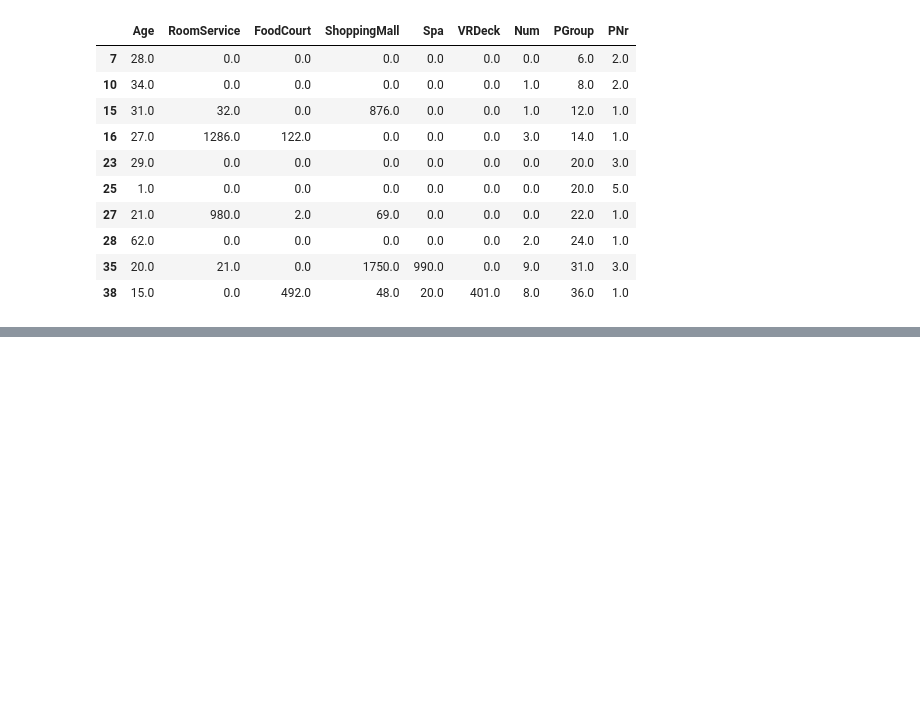
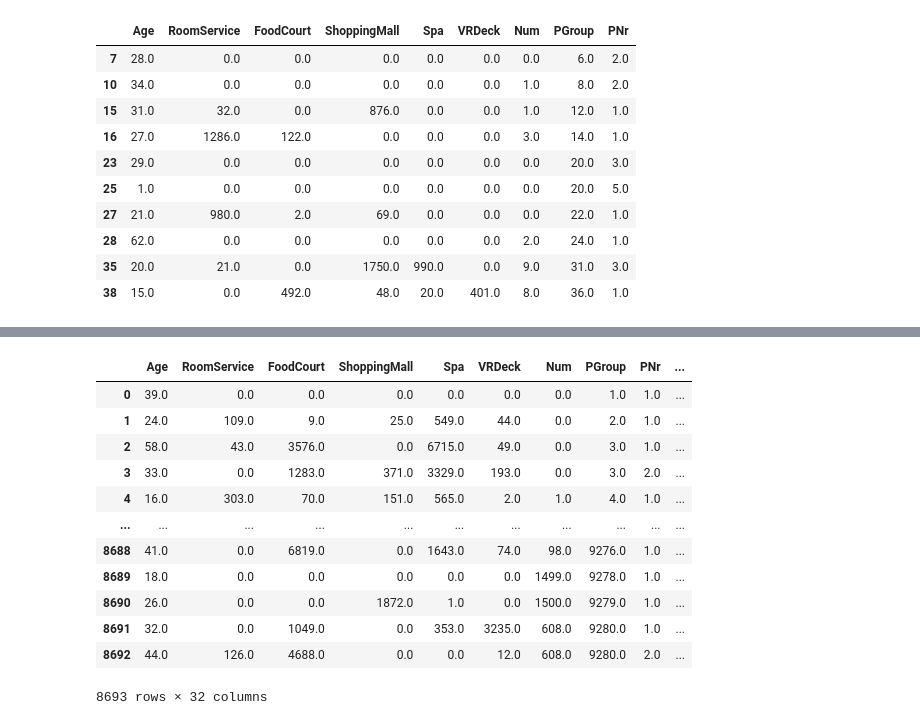
Before and after one commit to He1o/Cyrus_NoteBook, a Jupyter notebook: Kaggle/4.xgboost0.89.ipynb, the cells around one changed output, grey strips where cells are left out. Cells and saved outputs as stored; diff of their text form; code cells hidden in the pictures; blank space fills up the shorter version.

```diff
--- a/Kaggle/4.xgboost0.89.ipynb
+++ b/Kaggle/4.xgboost0.89.ipynb
@@ -428,0 +456,7 @@ df3[train_data.isnull().T.any()].head(10)
+# %%
+pd.set_option('max_columns',1000)
+pd.set_option('max_row',300)
+
+# df = train_data.copy()
+df = pd.get_dummies(df, columns=['HomePlanet', 'CryoSleep', 'Destination', 'VIP', 'Deck', 'Side'])
+df[['PassengerId', 'VIP_False', 'VIP_True', 'Deck_A', 'Deck_B', 'Deck_C', 'Deck_D','Deck_E','Deck_F','Deck_G','Deck_T','Side_P','Side_S']].head()
@@ -428,0 +510,35 @@ df3[train_data.isnull().T.any()].head(10)
+# %%
+from sklearn.impute import SimpleImputer
+start = time.time()
+df = train_data.copy()
+df_numeric = df.select_dtypes(include = np.number)
+df_categorical = df.select_dtypes(include = object)
+
+imputer = KNNImputer(n_neighbors = 1)
+imputer.fit(df_numeric)
+values = imputer.transform(df_numeric)
+df_numeric = pd.DataFrame(values, columns = df_numeric.columns)
+
+imputer = SimpleImputer(missing_values=np.nan, strategy='most_frequent')
+imputer.fit(df_categorical)
+values = imputer.transform(df_categorical)
+df_categorical = pd.DataFrame(values, columns = df_categorical.columns)
+
+df = pd.concat([df_numeric, df_categorical], axis = 1)# [train_data.isnull().T.any()]
+
+df = pd.get_dummies(df, columns=['HomePlanet', 'CryoSleep', 'Destination', 'VIP', 'Deck', 'Side'])
+df
+# %% [output]
+|  | Age | RoomService | FoodCourt | ShoppingMall | Spa | VRDeck | Num | PGroup | PNr | ... |
+| 0 | 39.0 | 0.0 | 0.0 | 0.0 | 0.0 | 0.0 | 0.0 | 1.0 | 1.0 | ... |
+| 1 | 24.0 | 109.0 | 9.0 | 25.0 | 549.0 | 44.0 | 0.0 | 2.0 | 1.0 | ... |
+| 2 | 58.0 | 43.0 | 3576.0 | 0.0 | 6715.0 | 49.0 | 0.0 | 3.0 | 1.0 | ... |
+| 3 | 33.0 | 0.0 | 1283.0 | 371.0 | 3329.0 | 193.0 | 0.0 | 3.0 | 2.0 | ... |
+| 4 | 16.0 | 303.0 | 70.0 | 151.0 | 565.0 | 2.0 | 1.0 | 4.0 | 1.0 | ... |
+| ... | ... | ... | ... | ... | ... | ... | ... | ... | ... | ... |
+| 8688 | 41.0 | 0.0 | 6819.0 | 0.0 | 1643.0 | 74.0 | 98.0 | 9276.0 | 1.0 | ... |
+| 8689 | 18.0 | 0.0 | 0.0 | 0.0 | 0.0 | 0.0 | 1499.0 | 9278.0 | 1.0 | ... |
+| 8690 | 26.0 | 0.0 | 0.0 | 1872.0 | 1.0 | 0.0 | 1500.0 | 9279.0 | 1.0 | ... |
+| 8691 | 32.0 | 0.0 | 1049.0 | 0.0 | 353.0 | 3235.0 | 608.0 | 9280.0 | 1.0 | ... |
+| 8692 | 44.0 | 126.0 | 4688.0 | 0.0 | 0.0 | 12.0 | 608.0 | 9280.0 | 2.0 | ... |
+8693 rows × 32 columns
```
Also changed, not shown: parts of 11 cells of this notebook, 5 other files.
